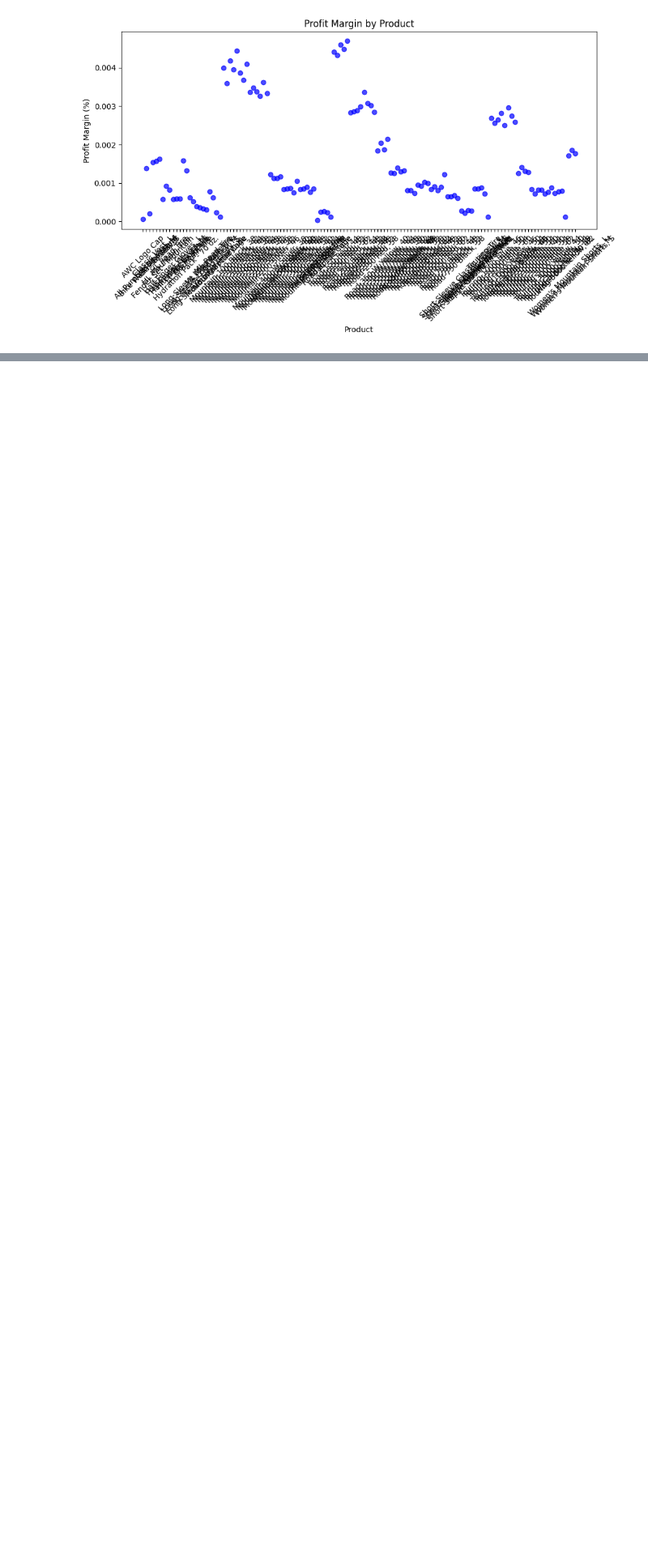
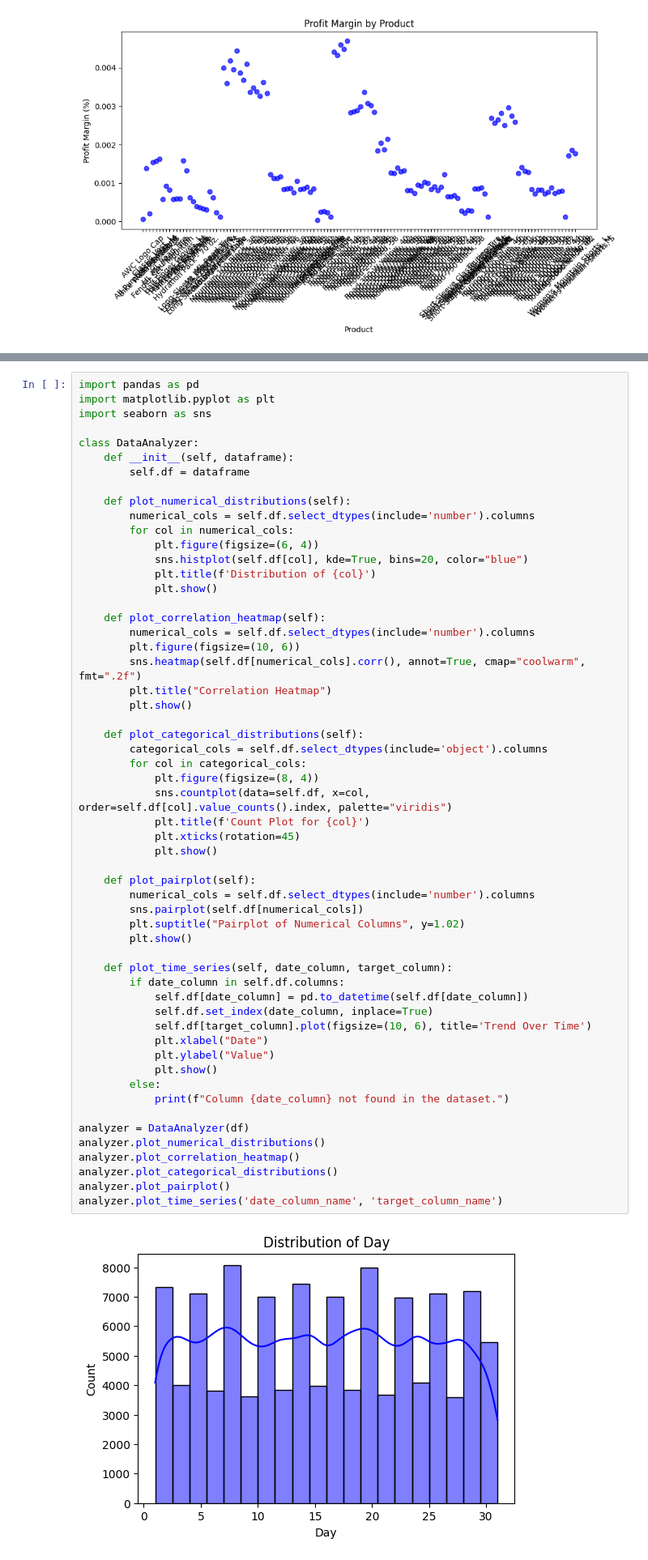
Before and after one commit to Ananthkrishnandayanithi/Entrans_task, a Jupyter notebook: AItask.ipynb, the cells around one changed output, grey strips where cells are left out. Shown at 81% size. Drawn from its saved outputs; the diff is of its cells as text; blank space fills up the shorter version.

Commit message:
Perform data analysis and visualize them using seaborn/matplotlib

```diff
--- a/AItask.ipynb
+++ b/AItask.ipynb
@@ -431,3 +429,61 @@ Best Performing Sub-Categories:
 9             Bikes   Road Bikes  33363061
 13         Clothing      Jerseys   4113742
 [figure]
+# %%
+import pandas as pd
+import matplotlib.pyplot as plt
+import seaborn as sns
+
+class DataAnalyzer:
+    def __init__(self, dataframe):
+        self.df = dataframe
+
+    def plot_numerical_distributions(self):
+        numerical_cols = self.df.select_dtypes(include='number').columns
+        for col in numerical_cols:
+            plt.figure(figsize=(6, 4))
+            sns.histplot(self.df[col], kde=True, bins=20, color="blue")
+            plt.title(f'Distribution of {col}')
+            plt.show()
+
+    def plot_correlation_heatmap(self):
+        numerical_cols = self.df.select_dtypes(include='number').columns
+        plt.figure(figsize=(10, 6))
+        sns.heatmap(self.df[numerical_cols].corr(), annot=True, cmap="coolwarm", fmt=".2f")
+        plt.title("Correlation Heatmap")
+        plt.show()
+
+    def plot_categorical_distributions(self):
+        categorical_cols = self.df.select_dtypes(include='object').columns
+        for col in categorical_cols:
+            plt.figure(figsize=(8, 4))
+            sns.countplot(data=self.df, x=col, order=self.df[col].value_counts().index, palette="viridis")
+            plt.title(f'Count Plot for {col}')
+            plt.xticks(rotation=45)
+            plt.show()
+
+    def plot_pairplot(self):
+        numerical_cols = self.df.select_dtypes(include='number').columns
+        sns.pairplot(self.df[numerical_cols])
+        plt.suptitle("Pairplot of Numerical Columns", y=1.02)
+        plt.show()
+
+    def plot_time_series(self, date_column, target_column):
+        if date_column in self.df.columns:
+            self.df[date_column] = pd.to_datetime(self.df[date_column])
+            self.df.set_index(date_column, inplace=True)
+            self.df[target_column].plot(figsize=(10, 6), title='Trend Over Time')
+            plt.xlabel("Date")
+            plt.ylabel("Value")
+            plt.show()
+        else:
+            print(f"Column {date_column} not found in the dataset.")
+
+analyzer = DataAnalyzer(df)
+analyzer.plot_numerical_distributions()
+analyzer.plot_correlation_heatmap()
+analyzer.plot_categorical_distributions()
+analyzer.plot_pairplot()
+analyzer.plot_time_series('date_column_name', 'target_column_name')
+# %% [output]
+[figure, added]
```
Also changed, not shown: parts of 4 cells of this notebook.
